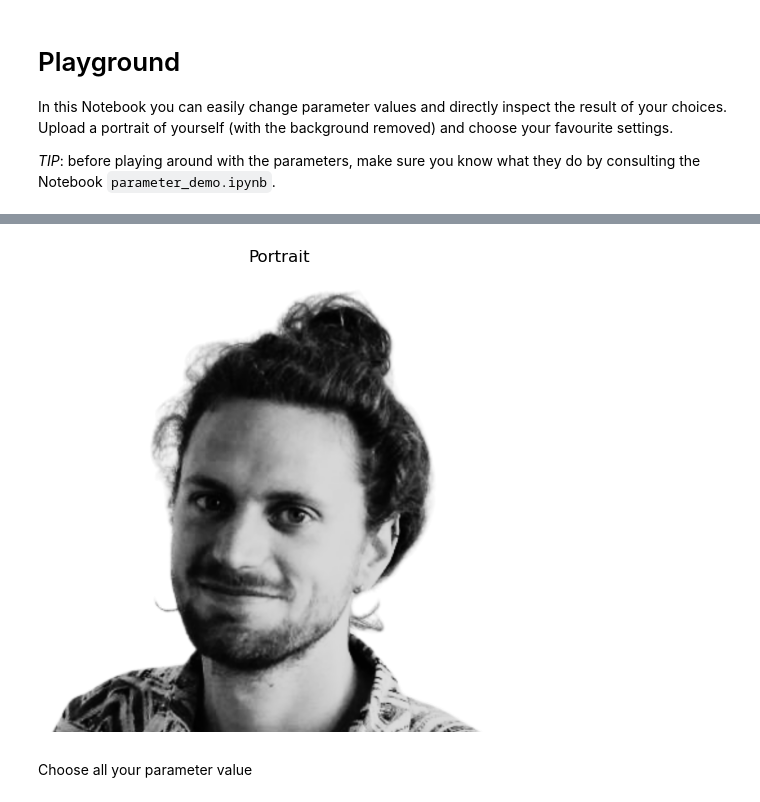
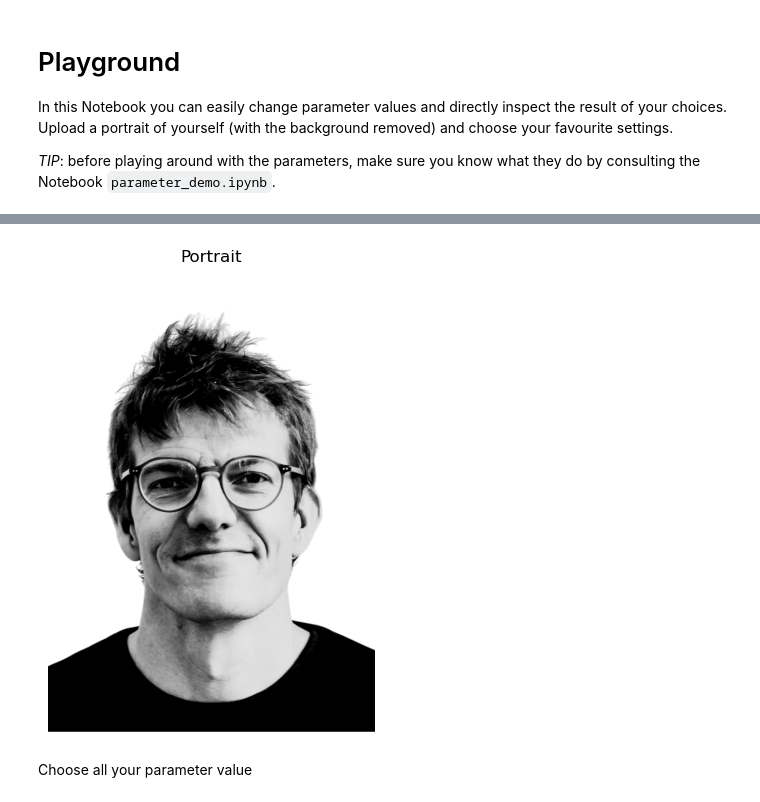
Before and after one commit to mrollier/game-of-life-mosaics, a Jupyter notebook: notebooks/playground.ipynb, the cells around one changed output, grey strips where cells are left out. Saved outputs shown, nothing was run; the diff lists cells and outputs as text; code cells hidden in the pictures.

```diff
--- a/notebooks/playground.ipynb
+++ b/notebooks/playground.ipynb
@@ -16,18 +19,18 @@ from gol_mosaics import MosaicGenerator, ColorScheme
 # %%
 from PIL import Image
 
 # Load input image
-input_path = '../input/images/michiel.png'
+input_path = '../input/images/jan.png'
 input_image = Image.open(input_path)
 
 # Display
 plt.figure(figsize=(6, 6))
 plt.imshow(input_image)
 plt.title('Portrait')
 plt.axis('off')
 plt.show()
 # %% [output]
-[figure, old version]
+[figure, new version]
 # %% [markdown]
 Choose all your parameter value
 # %%
```
Also changed, not shown: parts of 2 cells of this notebook, 24 other files.
